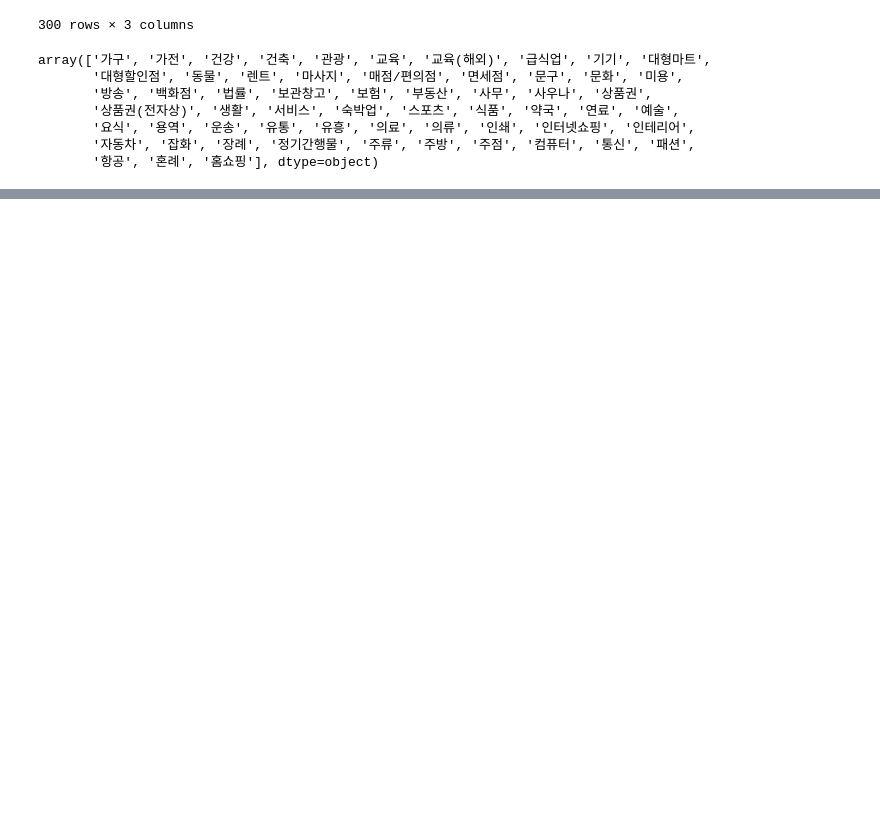
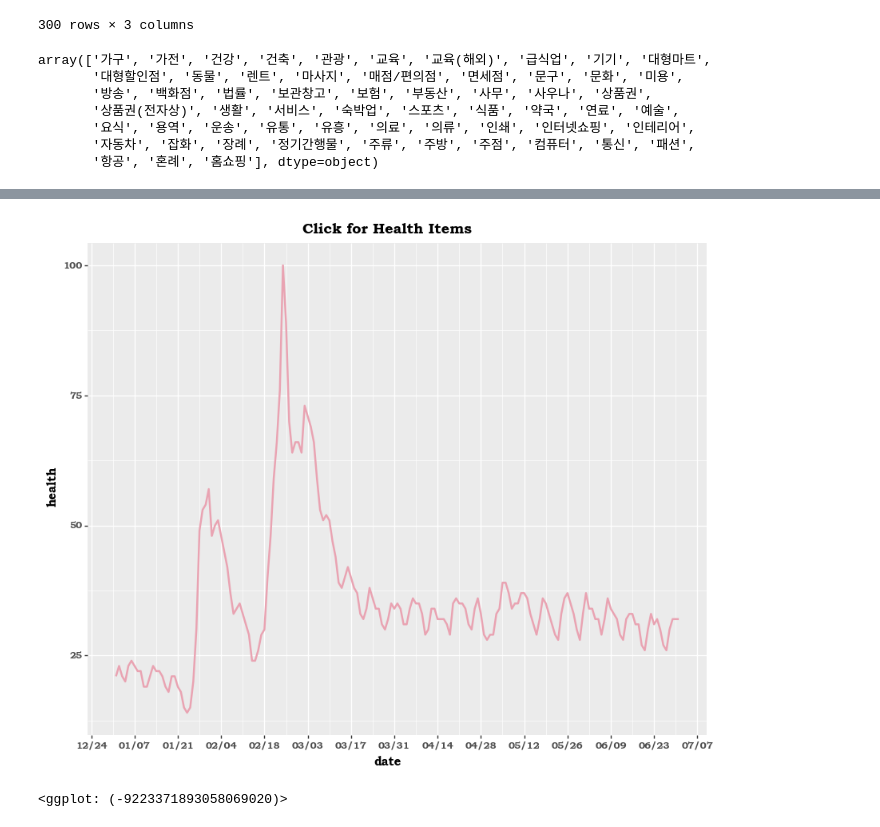
Before and after one commit to JieunKim-Econ/Covid_EDA_with_R, a Jupyter notebook: Risk-Resilience Matrix Analysis.ipynb, the cells around one changed output, grey strips where cells are left out. Saved outputs shown, nothing was run; the diff lists cells and outputs as text; code cells hidden in the pictures; blank space fills up the shorter version.

```diff
--- a/Risk-Resilience Matrix Analysis.ipynb
+++ b/Risk-Resilience Matrix Analysis.ipynb
@@ -190,0 +198,20 @@ sales
+# %%
+health_naver = pd.read_csv('C:/Users/jieun/Desktop/Covid_Analysis/naver/health.csv')
+rent_naver = pd.read_csv('C:/Users/jieun/Desktop/Covid_Analysis/naver/rental_car.csv')
+tour_naver = pd.read_csv('C:/Users/jieun/Desktop/Covid_Analysis/naver/overseas_tour.csv')
+duty_naver = pd.read_csv('C:/Users/jieun/Desktop/Covid_Analysis/naver/duty_free.csv')
+# %%
+health_naver['date'] = [datetime.strptime(x,'%Y-%m-%d') for x in health_naver['date']]
+rent_naver['date'] = [datetime.strptime(x,'%Y-%m-%d') for x in rent_naver['date']]
+tour_naver['date'] = [datetime.strptime(x,'%Y-%m-%d') for x in tour_naver['date']]
+duty_naver['date'] = [datetime.strptime(x,'%Y-%m-%d') for x in duty_naver['date']]
+# %%
+(ggplot(data=health_naver,mapping=aes(x='date',y='health',group=1))
++geom_line(color='#E9A3B2',size=1)
++ggtitle("Click for Health Items")
++scale_x_date(labels=date_format('%m/%d'),breaks=date_breaks('2 weeks'))
++theme(figure_size=(10,8),text=element_text(family=font_name))
+)
+# %% [output]
+[figure, added]
+<ggplot: (-9223371893058069020)>
```
Also changed, not shown: parts of 8 cells of this notebook.
